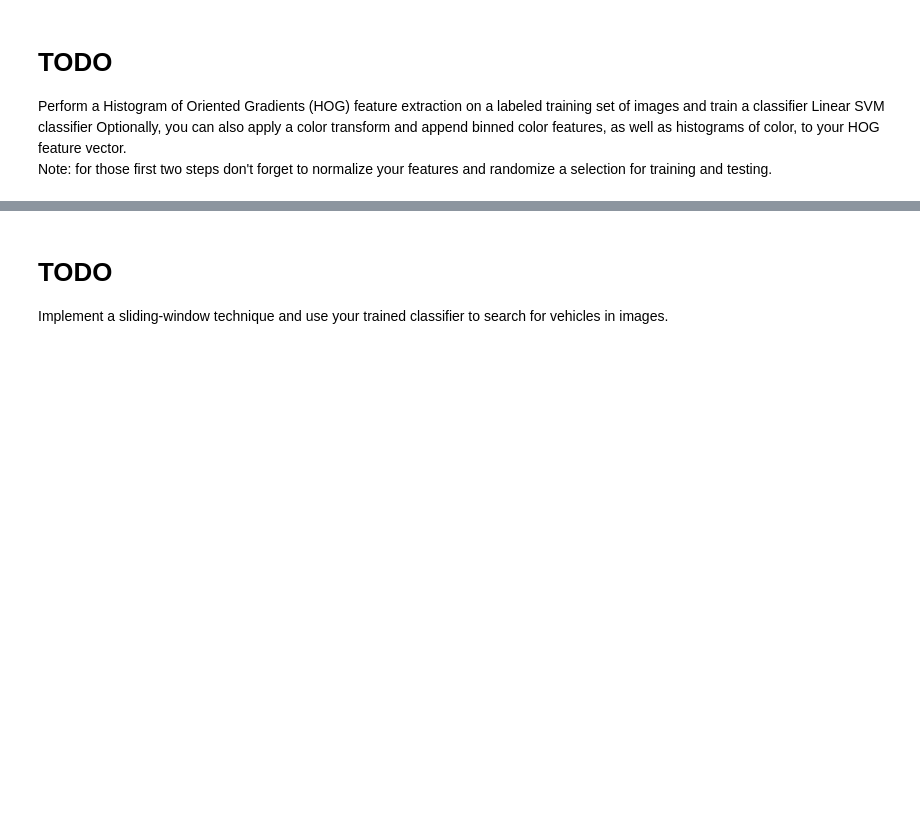
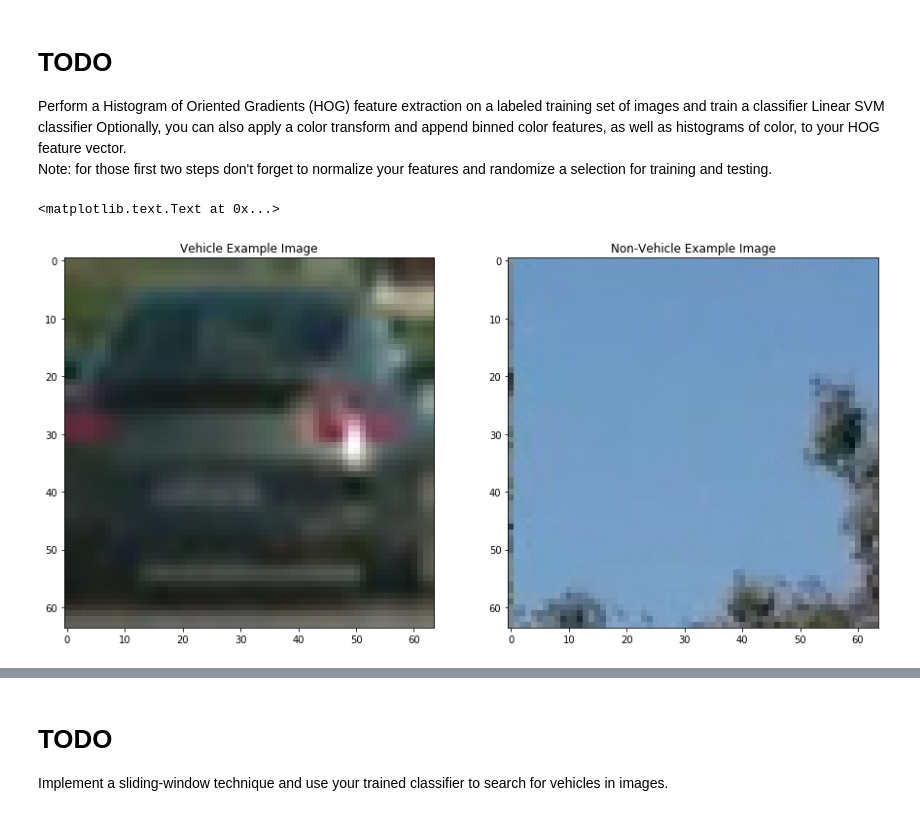
Before and after one commit to BrendanSchell/SDCND_P5, a Jupyter notebook: P5_Workbook.ipynb, the cells around one changed output, grey strips where cells are left out. Drawn from its saved outputs; the diff is of its cells as text; code cells hidden in the pictures; blank space fills up the shorter version.

Commit message:
Added multiple features to iPython notebook:
1. Code to load images from data directory and append
to lists
2. Code to extract hog features and train a linear
classifier

```diff
--- a/P5_Workbook.ipynb
+++ b/P5_Workbook.ipynb
@@ -6,0 +13,23 @@ Note: for those first two steps don't forget to normalize your features and rand
+# %%
+%matplotlib inline
+vehicles_files = glob.glob('dataset/vehicles/**/*.png',recursive=True)
+non_vehicles_files = glob.glob('dataset/non-vehicles/**/*.png',recursive=True)
+vehicles = []
+non_vehicles = []
+for i in range(len(vehicles_files)):
+    vehicles.append(plt.imread(vehicles_files[i]))
+for i in range(len(non_vehicles_files)):
+    non_vehicles.append(plt.imread(non_vehicles_files[i]))
+# %%
+fig = plt.figure(figsize=(15,15))
+plt.subplot(1,2,1)
+img = vehicles[0]
+plt.imshow(img)
+plt.title('Vehicle Example Image')
+plt.subplot(1,2,2)
+img = non_vehicles[0]
+plt.imshow(img)
+plt.title('Non-Vehicle Example Image')
+# %% [output]
+<matplotlib.text.Text at 0x...>
+[figure, added]
```
Also changed, not shown: parts of 2 cells of this notebook.
